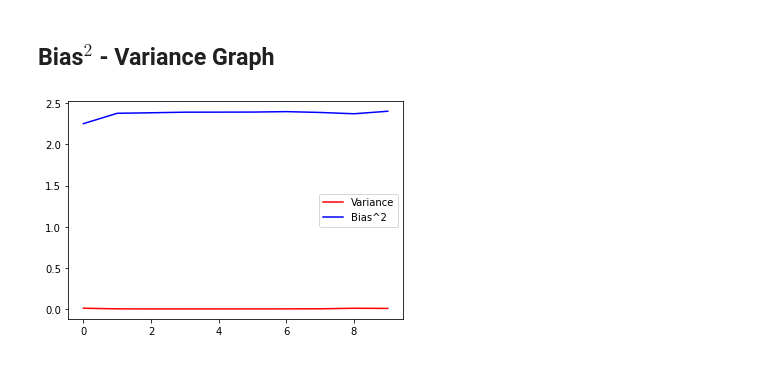
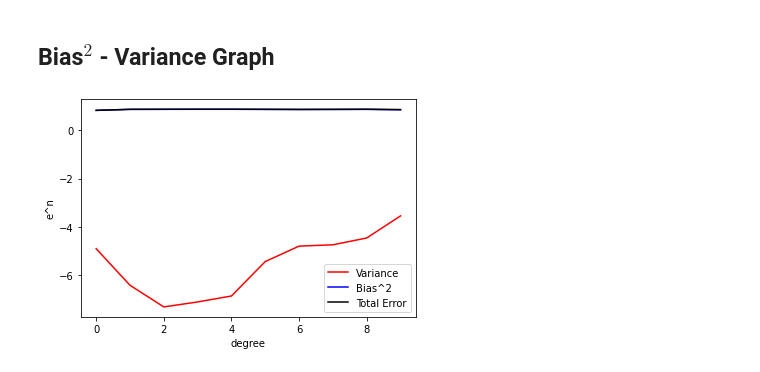
Before and after one commit to talib-sid/Bias-Variance-Tradeoff, a Jupyter notebook: code.ipynb, the cells around one changed output. Saved outputs shown, nothing was run; the diff lists cells and outputs as text; code cells hidden in the pictures.

Commit message:
Kaggle Notebook | Bias-Variance Tradeoff | Version 4

```diff
--- a/code.ipynb
+++ b/code.ipynb
@@ -43,5 +47,5 @@ Models = { "degree " + str(i): [LinearRegression().fit(xi_vec_train["degree " +
 # %% [markdown]
 # **Prediction**
 # %%
-f_cap_x = { "degree " + str(i): np.array([Models["degree " + str(i)][j].predict(xi_vec_test["degree " + str(i)]) for j in range(20)]) for i in range(1, 16) }
+f_hat_x = { "degree " + str(i): np.array([Models["degree " + str(i)][j].predict(xi_vec_test["degree " + str(i)]) for j in range(20)]) for i in range(1, 16) }
 # %% [markdown]
@@ -80,21 +84,21 @@ plt.show()
 Bias_2 = np.zeros(15)
 Bias = np.zeros(15)
 
-for idx, degree in enumerate(f_cap_x):
-    data = np.array(f_cap_x[degree])
+for idx, degree in enumerate(f_hat_x):
+    data = np.array(f_hat_x[degree])
     Bias[idx] = np.mean(abs(np.mean(data, axis = 0) - yi_test))
     Bias_2[idx] = np.mean((np.mean(data, axis = 0) - yi_test) ** 2)
 
-print(Bias)
-plt.plot(Bias,color="blue",label="Bias^{2}")
-plt.plot(Bias_2,color="red",label="Bias")
-plt.yticks(range(0,4))
-plt.legend()
-plt.show()
+# print(Bias)
+# plt.plot(Bias,color="blue",label="Bias^{2}")
+# plt.plot(Bias_2,color="red",label="Bias")
+# plt.yticks(range(0,4))
+# plt.legend()
+# plt.show()
 
 
-plt.plot(Bias,color="red",label="Bias^{2}")
-plt.plot(variance,color="blue",label="Variance")
-# plt.yticks(range(0,4))
-plt.legend()
-plt.show()
+# plt.plot(Bias,color="red",label="Bias^{2}")
+# plt.plot(variance,color="blue",label="Variance")
+# # plt.yticks(range(0,4))
+# plt.legend()
+# plt.show()
@@ -135,17 +134,21 @@ print(table)
 ## **Irreducible Error**
 # %%
 mse = np.zeros(15)
-for idx, degree in enumerate(f_cap_x):
-    data = np.array(f_cap_x[degree])
+for idx, degree in enumerate(f_hat_x):
+    data = np.array(f_hat_x[degree])
     for i in data:
         mse[idx] += np.mean(np.square(i - yi_test))
 mse /= 20
 
 ierr = mse -  variance - Bias_2
+print(min(ierr))
+print(ierr)
+
 
 plt.plot(ierr,color="blue",label="Irreducible Error")
 plt.legend()
 plt.show()
+plt.savefig("ierr.jpg")
 
 table_ierr = pd.DataFrame({
     "degree": range(1, 16),
@@ -173,11 +182,14 @@ print(table_ierr)
 # %% [markdown]
 ## **Bias$^{2}$ - Variance Graph**
 # %%
-# Plotting til the nth Degreee
 n = 10
-plt.plot(variance[:n],color="red",label="Variance")
-plt.plot(Bias_2[:n],color="blue",label="Bias^2")
+plt.plot(np.log(variance[:n]), color="red", label="Variance")
+plt.plot(np.log(Bias_2[:n]), color="blue", label="Bias^2")
+plt.plot(np.log(mse[:n]), color="black", label="Total Error")
 plt.legend()
+plt.ylabel("e^n")
+plt.xlabel("degree")
+plt.savefig("biasvariance15_log.jpg")
 plt.show()
 # %% [output]
-[figure, old version]
+[figure, new version]
```
Also changed, not shown: parts of 10 cells of this notebook.
